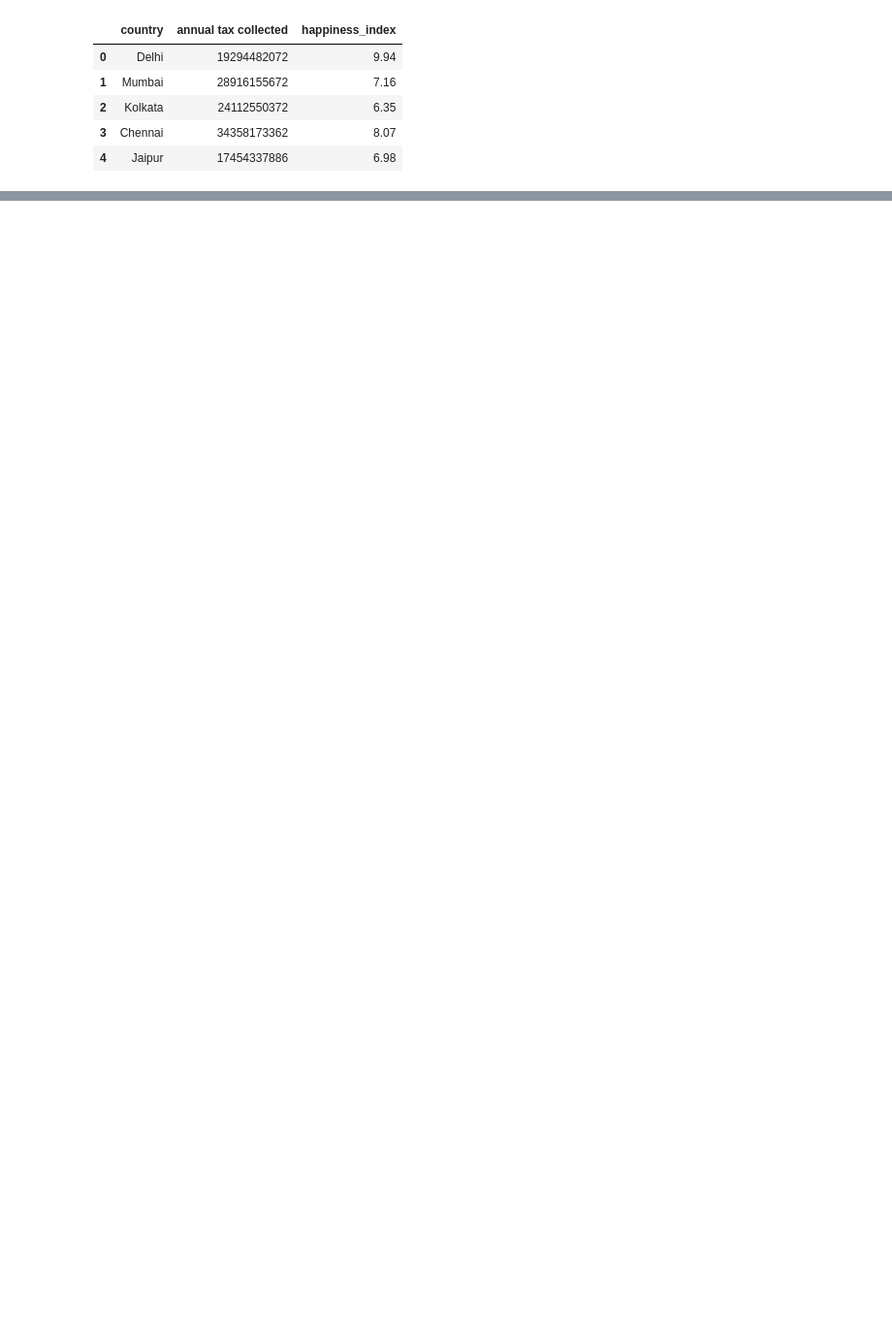
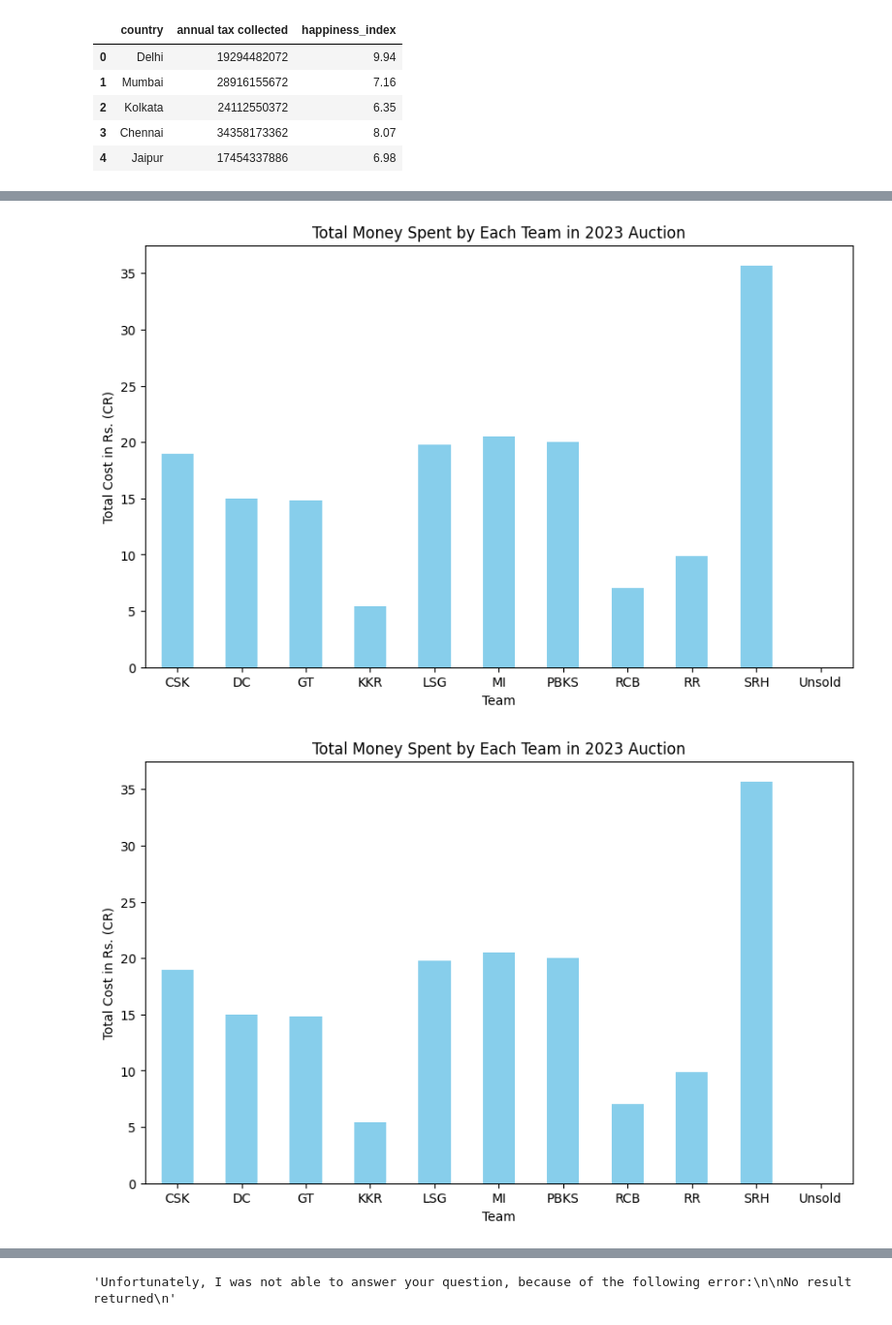
Before and after one commit to premjha9625/DataScience, a Jupyter notebook: IPLDA/iplda.ipynb, the cells around one changed output, grey strips where cells are left out. Shown: that part at 97% size. Drawn from its saved outputs; the diff is of its cells as text; code cells hidden in the pictures; blank space fills up the shorter version.

```diff
--- a/IPLDA/iplda.ipynb
+++ b/IPLDA/iplda.ipynb
@@ -80,0 +63,4 @@ pandasai.exceptions.PandasAIApiCallError: Unable to generate LLM response.
+# %%
+df = pd.read_csv('ipl_2023_dataset.csv')
+print(df.shape)
+df.head()
@@ -80,0 +75,4 @@ pandasai.exceptions.PandasAIApiCallError: Unable to generate LLM response.
+# %%
+#unnamed columns are not there and are already clean
+sdf = SmartDataframe(df)
+sdf.chat('Which players are the most costliest buys?')
@@ -80,0 +103,5 @@ pandasai.exceptions.PandasAIApiCallError: Unable to generate LLM response.
+# %%
+sdf.chat('Draw a Bargraph showing How much money was spent by each team this season overall.')
+# %% [output]
+[figure, added]
+[figure, added]
@@ -80,0 +124 @@ pandasai.exceptions.PandasAIApiCallError: Unable to generate LLM response.
+'Unfortunately, I was not able to answer your question, because of the following error:\n\nNo result returned\n'
```
Also changed, not shown: parts of 8 cells of this notebook, 3 other files.
